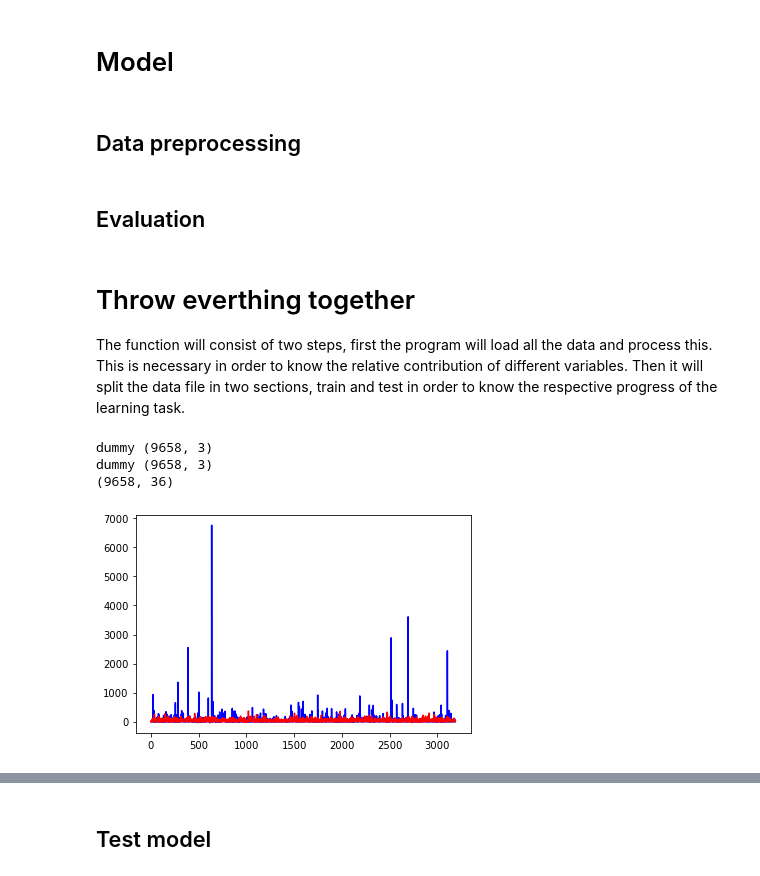
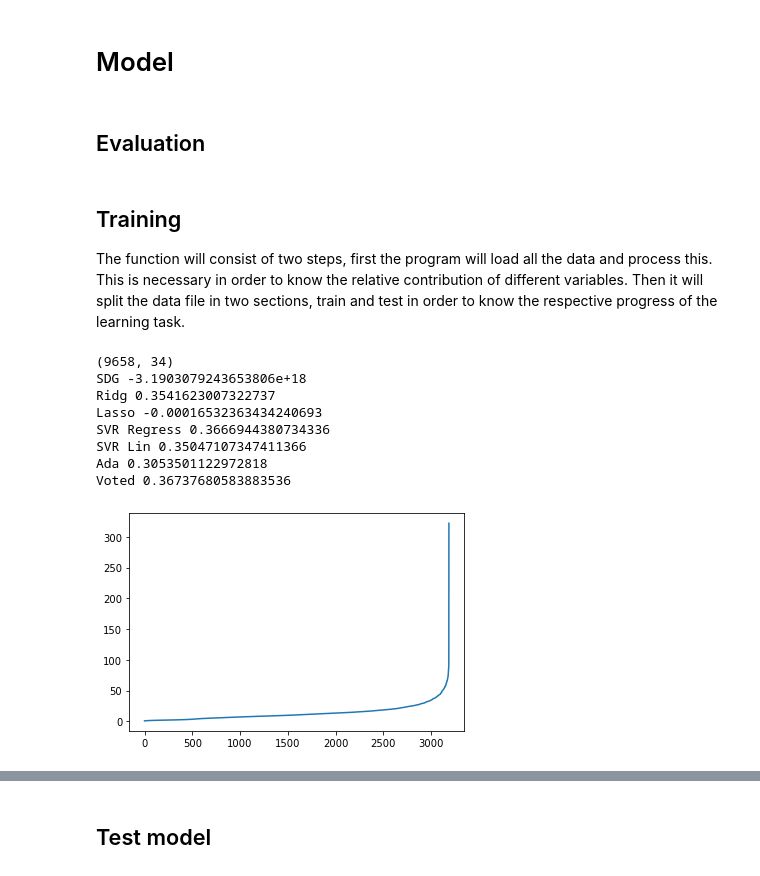
Before and after one commit to T-Vos/machineLearning-Assingment, a Jupyter notebook: 20211207_MachineLearningModel.ipynb, the cells around one changed output, grey strips where cells are left out. Saved outputs shown, nothing was run; the diff lists cells and outputs as text; code cells hidden in the pictures.

```diff
--- a/20211207_MachineLearningModel.ipynb
+++ b/20211207_MachineLearningModel.ipynb
@@ -152,4 +158,2 @@ def plotY2(Ypred,Yreal):
 # %% [markdown]
 # Model
-# %% [markdown]
-## Data preprocessing
@@ -190,24 +178,11 @@ def eval(predicted, y_test):
     print("Max Error:", "{:,.0f}".format(max_error))
     return(residuals,max_error,max_idx)
 # %% [markdown]
-# Throw everthing together
+## Training
+
 The function will consist of two steps, first the program will load all the data and process this. This is necessary in order to know the relative contribution of different variables. Then it will split the data file in two sections, train and test in order to know the respective progress of the learning task.
 # %%
-from sklearn.model_selection import train_test_split
-# from sklearn.model_selection import cross_val_score
-from sklearn.preprocessing import StandardScaler
-import numpy as np
-# from sklearn.linear_model import SGDRegressor
-from sklearn.pipeline import make_pipeline
-from sklearn.preprocessing import StandardScaler
-from sklearn.svm import SVR
-# from sklearn.ensemble import RandomForestRegressor
-# from sklearn.datasets import make_regression
-import matplotlib.pyplot as plt
-from sklearn import linear_model
-
 def model():
-
     data = open_json_data()
 
     data = fill_Nan(data)
@@ -217,74 +192,47 @@ def model():
     data = get_FieldsOfStudyLen(data)
     data = get_TopicsLen(data)
     data = get_AuthorsLen(data)
     data = get_venue(data)
 
     data = data.assign(fields_of_study_len2 = lambda x: x['fields_of_study_len'] * x['fields_of_study_len'])
     data = data.assign(fields_of_study_len3 = lambda x: x['fields_of_study_len'] * x['fields_of_study_len'] * x['fields_of_study_len'])
     data = data.assign(topicsLen2 = lambda x: x['topics_len'] * x['topics_len'])
     data = data.assign(topicsLen3 = lambda x: x['topics_len'] * x['topics_len'] * x['topics_len'])
     data = data.assign(topicsLen4 = lambda x: x['topics_len'] * x['topics_len'] * x['topics_len']* x['topics_len'])
     data = data.assign(topicsLen5 = lambda x: x['topics_len'] * x['topics_len'] * x['topics_len']* x['topics_len']* x['topics_len'])
     data = data.assign(authorsLen2 = lambda x: x['authors_len'] * x['authors_len'])
-    data = data.assign(authorsLen3 = lambda x: x['authors_len'] * x['authors_len'] * x['authors_len'])
+    # data = data.assign(authorsLen3 = lambda x: x['authors_len'] * x['authors_len'] * x['authors_len'])
     data = data.assign(topicsFoS = lambda x: x['topics_len'] * x['fields_of_study_len'])
-    data = data.assign(topicsRef = lambda x: x['topics_len'] * x['references'])
     data = data.assign(topicsVenueCat = lambda x: x['topics_len'] * x['venue_cat'])
     data = data.assign(references2 = lambda x: x['references'] * x['references'])
     data = data.assign(references3 = lambda x: x['references'] * x['references']* x['references'])
     data = data.assign(references4 = lambda x: x['references'] * x['references']* x['references']* x['references'])
 
     print(data.shape)
 
     X = data.drop(["citations", "year", "doi", "title", "abstract", "authors", "topics","fields_of_study", "venue"], axis=1).values
     y = data["citations"].values
 
-    # plotY(y)
+    X_train, X_val, y_train, y_val = train_test_split(X, y, test_size=0.33, random_state=2000)
 
-    X_train, X_val, y_train, y_val = train_test_split(X, y, test_size=0.33, random_state=2021)
-    # model = make_pipeline(StandardScaler(), SGDRegressor(max_iter=10000, tol=1e-3))
-    # model = make_pipeline(StandardScaler(), linear_model.Ridge(alpha=1.1))
-    model = make_pipeline(StandardScaler(), linear_model.Lasso(alpha=1.1, selection='random'))
-    # model = make_pipeline(StandardScaler(), RandomForestRegressor(max_depth=2, random_state=0))
-    # model = make_pipeline(StandardScaler(), SVR(C=1.0, epsilon=0.2,degree=2))
+    y_train_transformed = np.log1p(y_train)
+    y_val_transforemd = np.log1p(y_val)
 
-    model.fit(X_train, y_train)
-    score = model.score(X_val, y_val)
-    predictions = model.predict(X_val)
+    pred_y = modelCalculators(X_train, y_train_transformed, X_val, y_val_transforemd)
+    pred_y[pred_y < 0] = 0
+    plotY(pred_y)
+    eval(pred_y, y_val)
 
-    Ypred = np.array(predictions)
-    Ypred = np.sort(predictions)
-    Yreal = np.array(y_val)
-    Yreal = np.sort(y_val)
-    # plotY(Ypred)
-    plotY2(predictions, y_val)
-
-    print(Ypred)
-    print(Yreal)
-    print(eval(predictions, y_val))
-    print(score)
-    # print(score(y_val, predictions))
-    # print(model.score(X_val, y_val))
     return
-    # huber = HuberRegressor().fit(X_train, y_train)
-    # print(huber.score(X_val, y_val))
-
-    # linear = LinearRegression()
-    # linear.fit(X_train, y_train)
-    # print(linear.score(X_val,y_val))
-
-    # return model
-    # return model.score(X_val, y_val)
-    # return predictions
-    # return model.fit(X_train, y_train).score(X_val, y_val)
-
-    # return cross_val_score(model, X, y, cv=10)
-    # cross_val_score(model, X, y, cv=10)
-    # return cross_val_score(model, X, y, cv=10)
 
 model()
 # %% [output]
-dummy (9658, 3)
-dummy (9658, 3)
-(9658, 36)
+(9658, 34)
+SDG -3.1903079243653806e+18
+Ridg 0.3541623007322737
+Lasso -0.00016532363434240693
+SVR Regress 0.3666944380734336
+SVR Lin 0.35047107347411366
+Ada 0.3053501122972818
+Voted 0.36737680583883536
-[figure, old version]
+[figure, new version]
```
Also changed, not shown: parts of 9 cells of this notebook, 1 other file.
